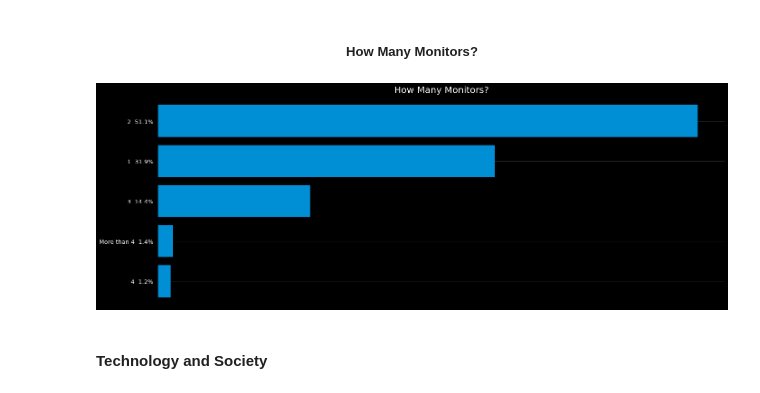
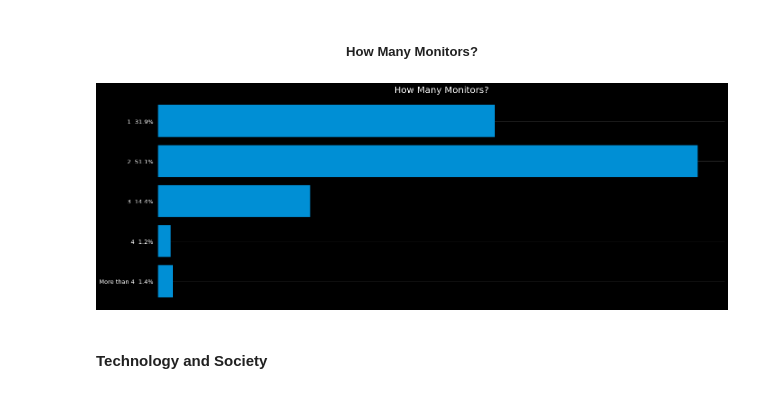
Before and after one commit to anri-Tvalabeishvili/Stackoverflow-Survey-Analysis, a Jupyter notebook: Developer Survey 2018.ipynb, the cells around one changed output. Drawn from its saved outputs; the diff is of its cells as text; code cells hidden in the pictures.

```diff
--- a/Developer Survey 2018.ipynb
+++ b/Developer Survey 2018.ipynb
@@ -1030,0 +794,20 @@ Build_Barh_sizes( key_Phrases , Quantity, Dependents ,"fivethirtyeight", False ,
+# %%
+Exercise = data["Exercise"]   # We called necessary data
+
+Exercise.dropna(inplace=True)    # We filter the data from NaN and empty spaces
+
+counted = Counter(Exercise)  # We count the number of each answer
+
+Formation = ["I don't typically exercise",'1 - 2 times per week','3 - 4 times per week','Daily or almost every day'] # We set the sequence
+Formation.reverse()
+
+key_Phrases = []    # It contein Phrases
+Quantity = []       # It contein Quantity of variable
+
+
+for i in Formation:
+    key_Phrases.append(i)           # Add Phrases into Phrases' list
+    Quantity.append(counted[i])     # Add Quantity into Quantity' list
+
+
+Build_Barh_sizes( key_Phrases , Quantity, Exercise ,"fivethirtyeight", False , (20,8), "How Often Do Developers Exercise?")  # Building a schedule
@@ -1211,17 +996,24 @@ Build_Barh_sizes( key_Phrases , Quantity, OpSys ,"fivethirtyeight", False , (20,
 # %%
 NumberMonitors = data["NumberMonitors"]   # We called necessary data
 
 NumberMonitors.dropna(inplace=True)    # We filter the data from NaN and empty spaces
 
-NumberMonitors = NumberMonitors.str.split(";")  # We are splitting variables    "split variable when program sees (;) "
+counted = Counter(NumberMonitors)
 
-Double_list_sort_count(NumberMonitors , False)     # list sorter-Counter
+Formation = ["More than 4", "4","3","2","1"] # We set the sequence
+
+
+key_Phrases = []    # It contein Phrases
+Quantity = []       # It contein Quantity of variable
+
+
+for i in Formation:
+    key_Phrases.append(i)           # Add Phrases into Phrases' list
+    Quantity.append(counted[i])     # Add Quantity into Quantity' list
 
 Build_Barh_sizes( key_Phrases , Quantity, NumberMonitors ,"fivethirtyeight", False , (20,8), "How Many Monitors?")  # Building a schedule
-
-# გასაკეთებელი (თნმიმდევრობა არის დასალაგებელი)
 # %% [output]
-[figure, old version]
+[figure, new version]
 # %% [markdown]
 #### Technology and Society
 # %% [markdown]
```
Also changed, not shown: parts of 20 cells of this notebook.
